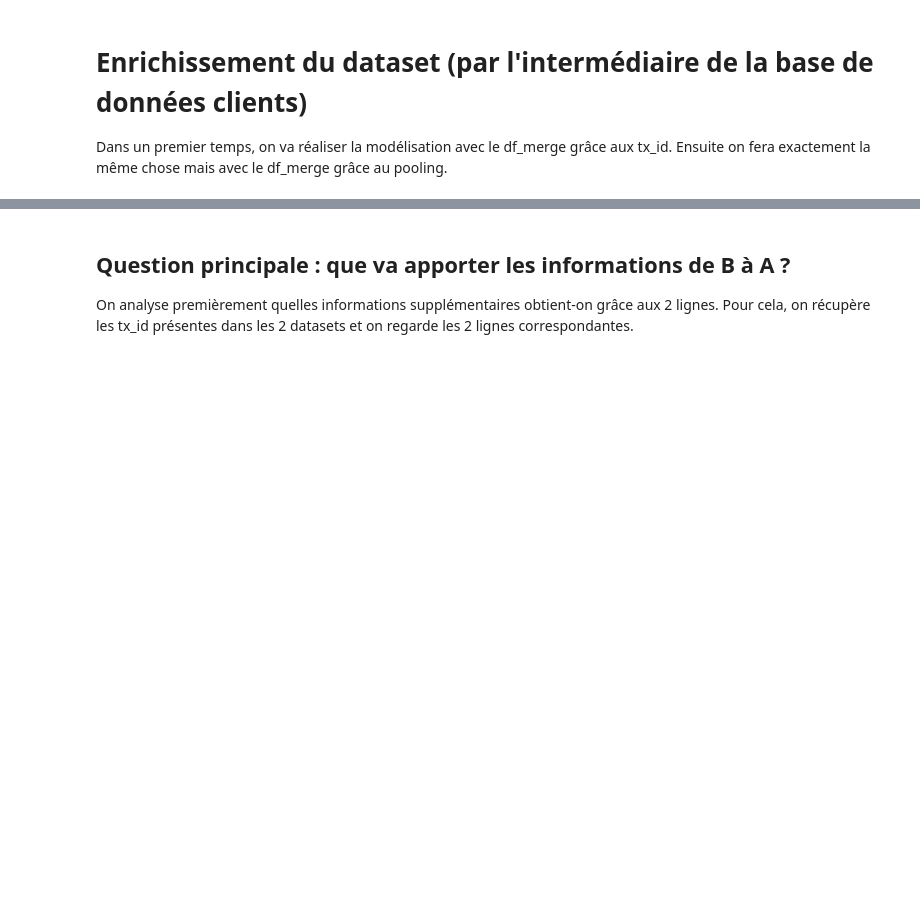
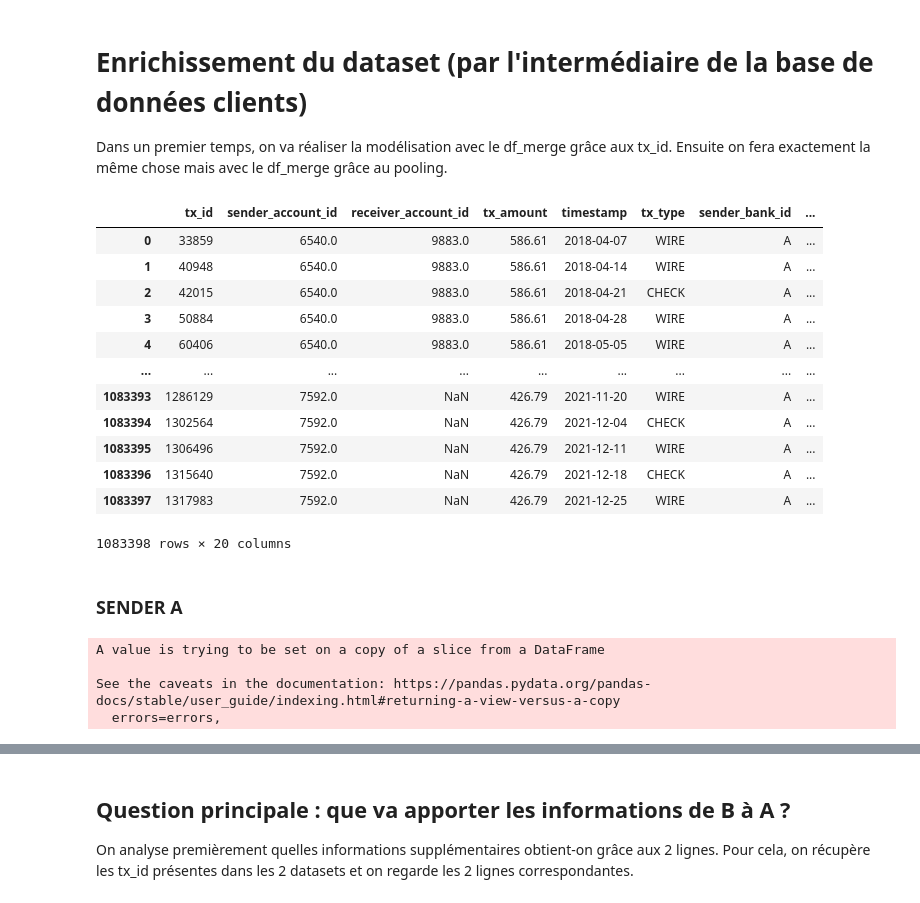
Before and after one commit to CorentinPernot/Statapp, a Jupyter notebook: Notebook/Base_clients_enrichissements.ipynb, the cells around one changed output, grey strips where cells are left out. Saved outputs shown, nothing was run; the diff lists cells and outputs as text; code cells hidden in the pictures; blank space fills up the shorter version.

```diff
--- a/Notebook/Base_clients_enrichissements.ipynb
+++ b/Notebook/Base_clients_enrichissements.ipynb
@@ -567,0 +457,20 @@ df_B=pd.read_csv('/Users/Corentin/Desktop/statapp/transactions_B.csv')
+# %%
+df_merge = pd.concat([df_A,df_B],axis=0)
+df_merge.drop_duplicates(subset=['tx_id'], inplace=True)
+df_merge.sort_values(by=['sender_first_name','sender_last_name','timestamp'], inplace=True)
+df_merge.reset_index(drop=True, inplace=True)
+df_merge
+# %% [output]
+|  | tx_id | sender_account_id | receiver_account_id | tx_amount | timestamp | tx_type | sender_bank_id | ... |
+| 0 | 33859 | 6540.0 | 9883.0 | 586.61 | 2018-04-07 | WIRE | A | ... |
+| 1 | 40948 | 6540.0 | 9883.0 | 586.61 | 2018-04-14 | WIRE | A | ... |
+| 2 | 42015 | 6540.0 | 9883.0 | 586.61 | 2018-04-21 | CHECK | A | ... |
+| 3 | 50884 | 6540.0 | 9883.0 | 586.61 | 2018-04-28 | WIRE | A | ... |
+| 4 | 60406 | 6540.0 | 9883.0 | 586.61 | 2018-05-05 | WIRE | A | ... |
+| ... | ... | ... | ... | ... | ... | ... | ... | ... |
+| 1083393 | 1286129 | 7592.0 | NaN | 426.79 | 2021-11-20 | WIRE | A | ... |
+| 1083394 | 1302564 | 7592.0 | NaN | 426.79 | 2021-12-04 | CHECK | A | ... |
+| 1083395 | 1306496 | 7592.0 | NaN | 426.79 | 2021-12-11 | WIRE | A | ... |
+| 1083396 | 1315640 | 7592.0 | NaN | 426.79 | 2021-12-18 | CHECK | A | ... |
+| 1083397 | 1317983 | 7592.0 | NaN | 426.79 | 2021-12-25 | WIRE | A | ... |
+1083398 rows × 20 columns
@@ -567,0 +482,22 @@ df_B=pd.read_csv('/Users/Corentin/Desktop/statapp/transactions_B.csv')
+# %% [markdown]
+### SENDER A
+# %%
+df_merge.reset_index(drop=True, inplace=True)
+
+masque= df_merge['tx_id'].isin(L1)
+
+df_filtre = df_merge.loc[masque]
+
+df_filtre_restant=df_merge.loc[~masque]
+
+df_filtre.reset_index(inplace=True)
+
+df_filtre.drop(['index'], axis=1, inplace=True)
+
+df_filtre= pd.concat([df_filtre,df_BC_sender_A],axis=1)
+df_merge= pd.concat([df_filtre,df_filtre_restant],axis=0)
+# %% [output]
+A value is trying to be set on a copy of a slice from a DataFrame
+
+See the caveats in the documentation: https://pandas.pydata.org/pandas-docs/stable/user_guide/indexing.html#returning-a-view-versus-a-copy
+  errors=errors,
```
Also changed, not shown: parts of 37 cells of this notebook.
